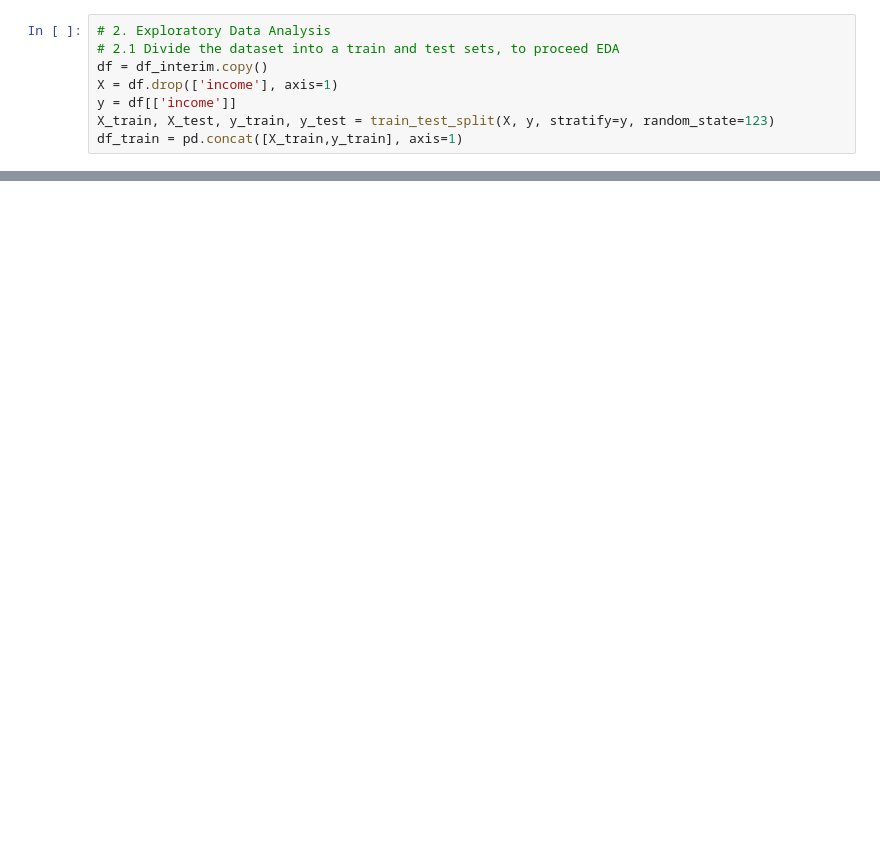
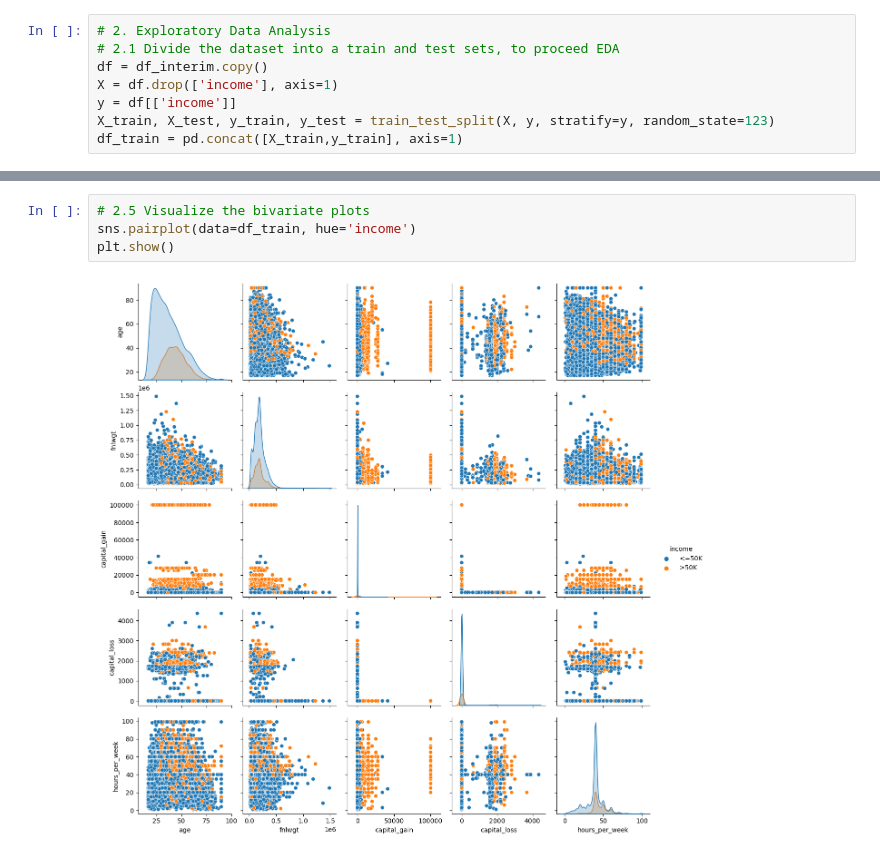
Before and after one commit to alexismenanieves/Model_Catalog, a Jupyter notebook: notebooks/DS03_Class_Adult_Income.ipynb, the cells around one changed output, grey strips where cells are left out. Saved outputs shown, nothing was run; the diff lists cells and outputs as text; blank space fills up the shorter version.

```diff
--- a/notebooks/DS03_Class_Adult_Income.ipynb
+++ b/notebooks/DS03_Class_Adult_Income.ipynb
@@ -126,0 +168,6 @@ df_train = pd.concat([X_train,y_train], axis=1)
+# %%
+# 2.5 Visualize the bivariate plots
+sns.pairplot(data=df_train, hue='income')
+plt.show()
+# %% [output]
+[figure, added]
```
Also changed, not shown: parts of 17 cells of this notebook.
